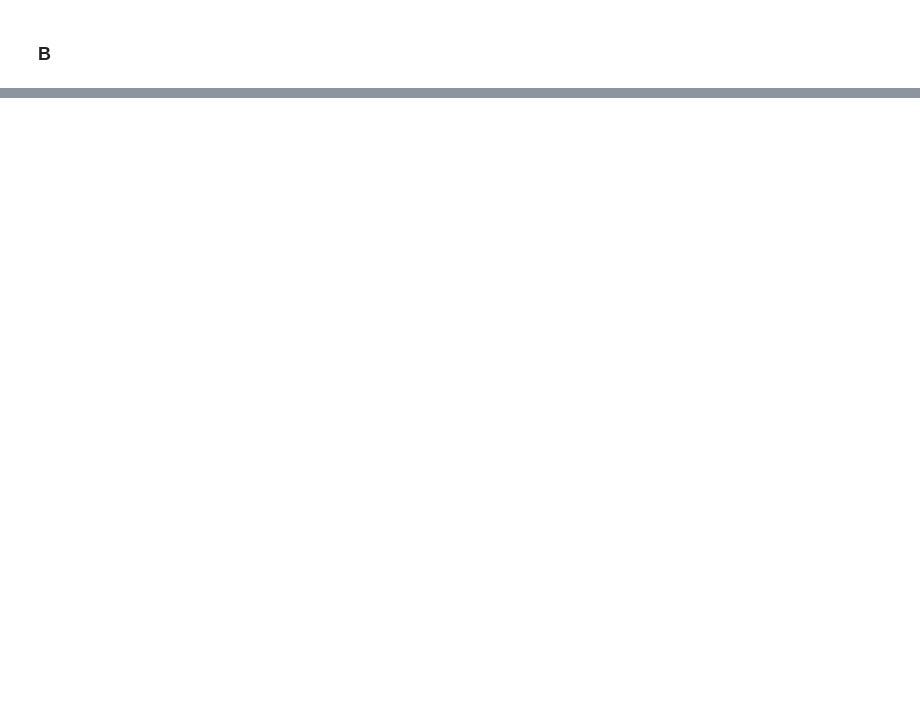
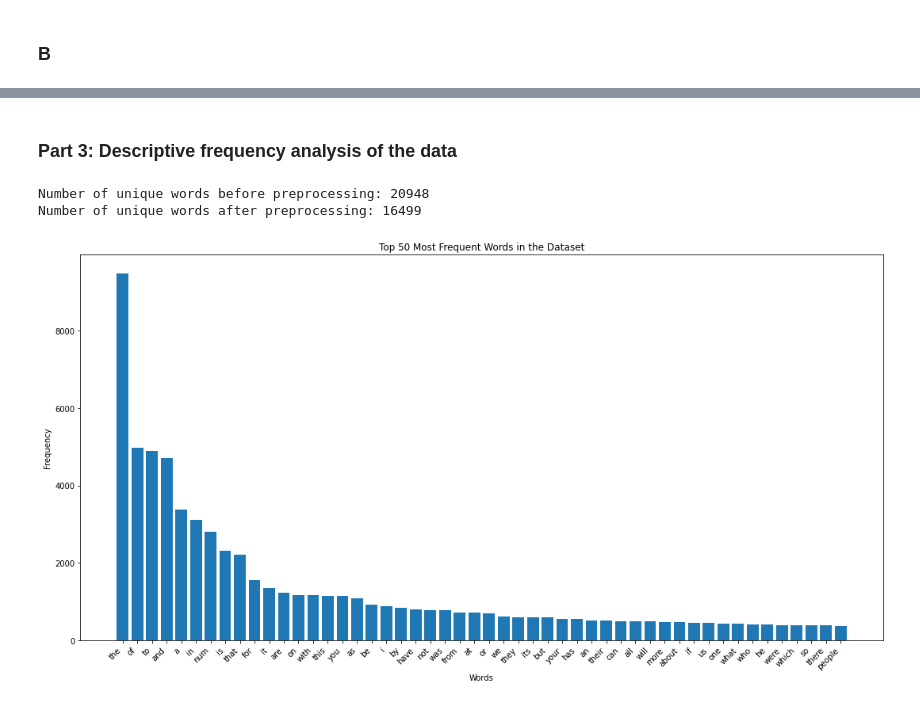
Before and after one commit to SofusEriksen/Data-Science, a Jupyter notebook: Graded Exercise 1/Graded Exercise 1.ipynb, the cells around one changed output, grey strips where cells are left out. Cells and saved outputs as stored; diff of their text form; code cells hidden in the pictures; blank space fills up the shorter version.

```diff
--- a/Graded Exercise 1/Graded Exercise 1.ipynb
+++ b/Graded Exercise 1/Graded Exercise 1.ipynb
@@ -164,7 +177,3 @@ Confirm that each column has the correct data type. For example, 'type' might be
-# %%
-def clean_text(raw_text):
-    cleaned_text = raw_text.lower()
-    return cleaned_text
 # %%
 def clean_text(raw_text):
    cleaned_text = re.sub(r'\s+', ' ', raw_text)
@@ -179,5 +188,3 @@ def clean_text(raw_text):
 
 
    return cleaned_text
-# %%
-df['content'] = df['content'].apply(clean_text)
@@ -198,0 +191,3 @@ Name: content, Length: 250, dtype: object
+# %%
+# Creating new column with the cleaned text
+df['content_1'] = df['content'].apply(clean_text)
@@ -198,0 +216,48 @@ Name: content, Length: 250, dtype: object
+# %%
+# Creating another new column with the cleaned text with the library
+df['content_2'] = df['content'].apply(clean_text_with_library)
+# %% [markdown]
+### Part 3: Descriptive frequency analysis of the data
+# %%
+# Tokenize text and calculate unique words before preprocessing
+raw_text_words = set(word_tokenize(' '.join(df['content'])))
+num_unique_words_raw = len(raw_text_words)
+
+# Tokenize cleaned text and calculate unique words after preprocessing
+cleaned_text_words = set(word_tokenize(' '.join(df['content_2'])))
+num_unique_words_cleaned = len(cleaned_text_words)
+
+# Display the results
+print("Number of unique words before preprocessing:", num_unique_words_raw)
+print("Number of unique words after preprocessing:", num_unique_words_cleaned)
+# %% [output]
+Number of unique words before preprocessing: 20948
+Number of unique words after preprocessing: 16499
+# %%
+raw_text = ' '.join(df['content_2'])
+
+words = [word.lower() for word in word_tokenize(raw_text) if word.isalnum()]
+
+# Calculate word frequencies
+freq_dist = FreqDist(words)
+
+# Calculate word frequencies
+freq_dist = FreqDist(words)
+
+# Get the 50 most frequent words
+top_words = freq_dist.most_common(50)
+
+# Create a DataFrame for plotting
+df_top_words = pd.DataFrame(top_words, columns=['Word', 'Frequency'])
+
+# Plot the barplot
+plt.figure(figsize=(15, 8))
+plt.bar(df_top_words['Word'], df_top_words['Frequency'])
+plt.xlabel('Words')
+plt.ylabel('Frequency')
+plt.title('Top 50 Most Frequent Words in the Dataset')
+plt.xticks(rotation=45, ha='right')  # Rotate x-axis labels for better visibility
+plt.tight_layout()
+plt.show()
+# %% [output]
+[figure, added]
```
Also changed, not shown: parts of 19 cells of this notebook, 3 other files.
